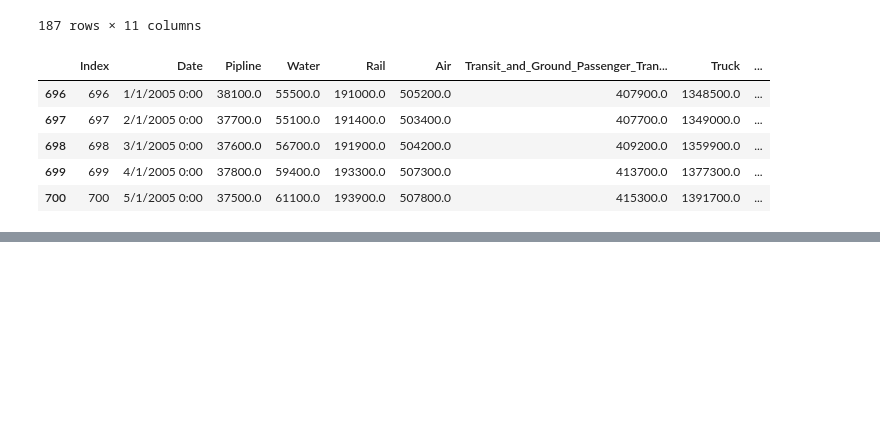
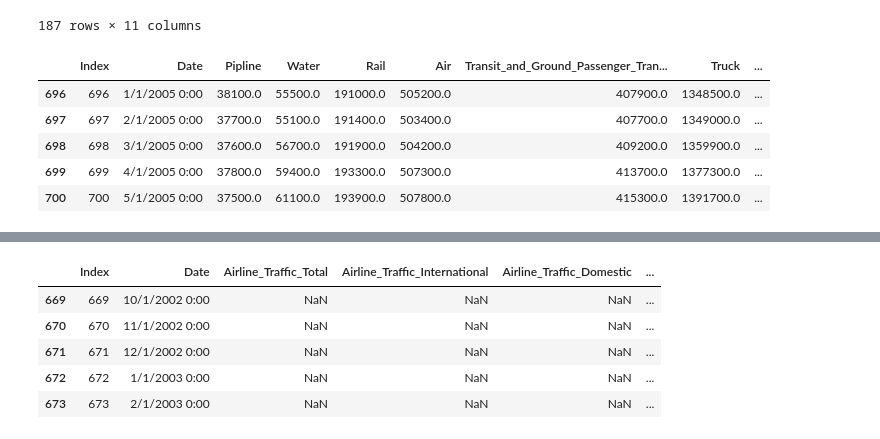
Before and after one commit to RBLevine/ETL-Project, a Jupyter notebook: CSVCleanUp/CSV_Cleanup.ipynb, the cells around one changed output, grey strips where cells are left out. Saved outputs shown, nothing was run; the diff lists cells and outputs as text; code cells hidden in the pictures; blank space fills up the shorter version.

```diff
--- a/CSVCleanUp/CSV_Cleanup.ipynb
+++ b/CSVCleanUp/CSV_Cleanup.ipynb
@@ -254,0 +297,15 @@ transportation_csv = transportation_df.to_csv('Cleaned_Transportation_Employment
+# %%
+# Rename columns for ease
+US_Air_df.rename(columns = {'U.S. Airline Traffic - Total - Seasonally Adjusted':'Airline_Traffic_Total',
+                           'U.S. Airline Traffic - International - Seasonally Adjusted':'Airline_Traffic_International',
+                           'U.S. Airline Traffic - Domestic - Seasonally Adjusted':'Airline_Traffic_Domestic',
+                           'U.S. Air Carrier Cargo (millions of revenue ton-miles) - International':'AirCarrierCargo_International_millionsOfRevenueTon-Miles',
+                           'U.S. Air Carrier Cargo (millions of revenue ton-miles) - Domestic':'AirCarrierCargo_Domestic_millionsOfRevenueTon-Miles'}, inplace = True)
+US_Air_df.head()
+# %% [output]
+|  | Index | Date | Airline_Traffic_Total | Airline_Traffic_International | Airline_Traffic_Domestic | ... |
+| 669 | 669 | 10/1/2002 0:00 | NaN | NaN | NaN | ... |
+| 670 | 670 | 11/1/2002 0:00 | NaN | NaN | NaN | ... |
+| 671 | 671 | 12/1/2002 0:00 | NaN | NaN | NaN | ... |
+| 672 | 672 | 1/1/2003 0:00 | NaN | NaN | NaN | ... |
+| 673 | 673 | 2/1/2003 0:00 | NaN | NaN | NaN | ... |
```
Also changed, not shown: parts of 6 cells of this notebook, 8 other files.
